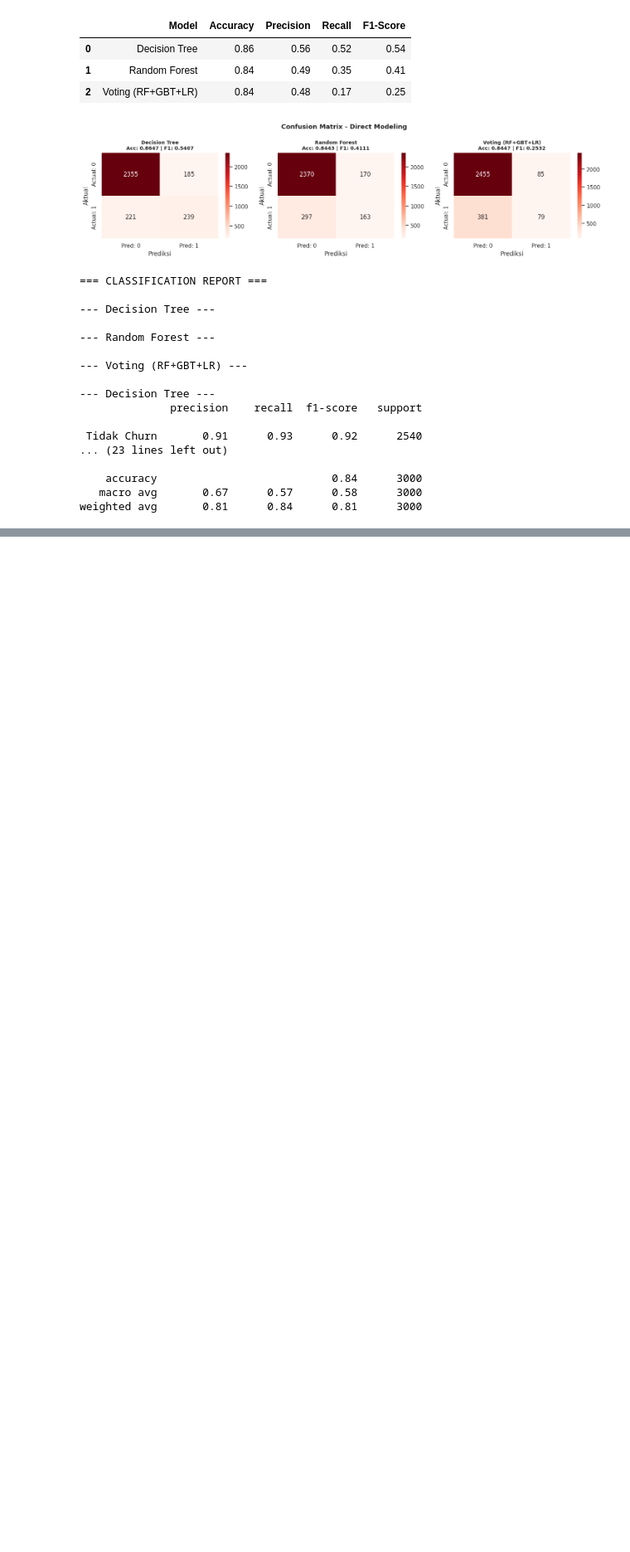
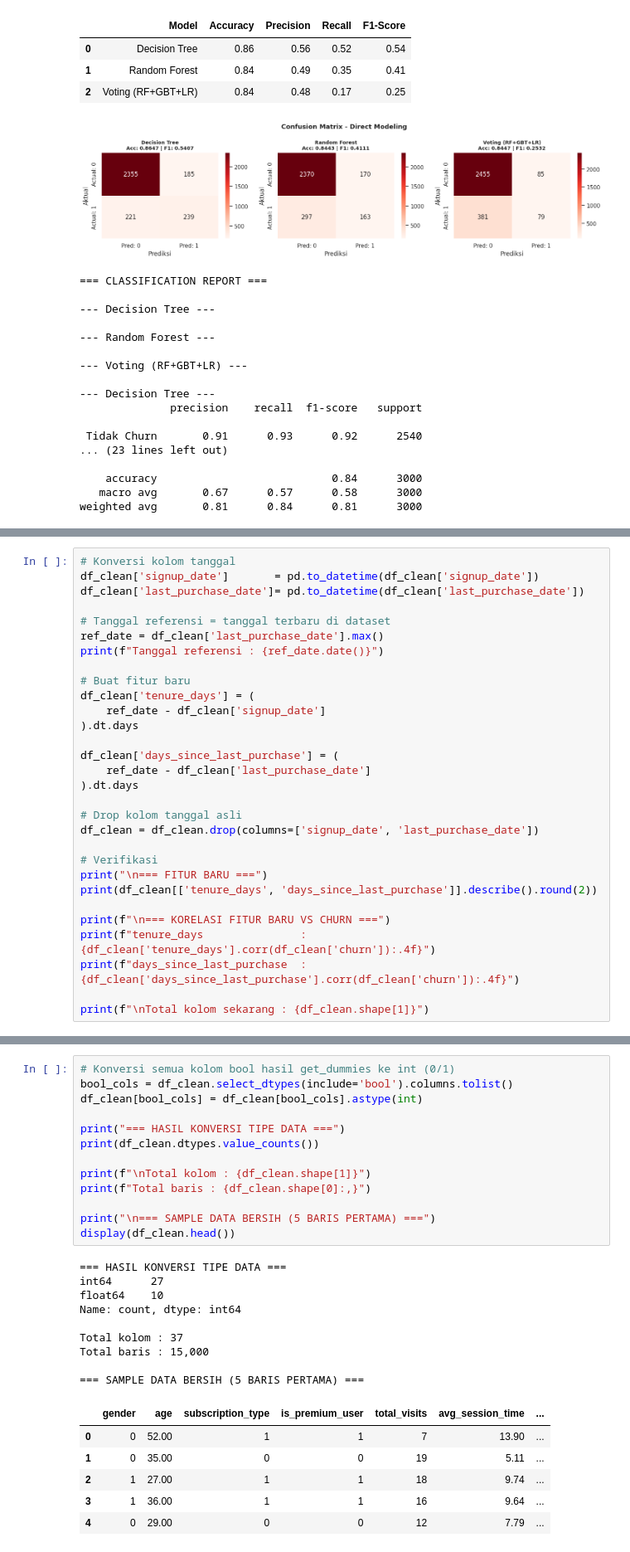
Before and after one commit to Aliyahzahr/uas-churn-prediction, a Jupyter notebook: notebook/Eksperimen_1.ipynb, the cells around one changed output, grey strips where cells are left out. Shown at 83% size. Drawn from its saved outputs; the diff is of its cells as text; blank space fills up the shorter version.

Commit message:
Progress 2: Preprocessing selesai (missing value, outlier, encoding, scaling)

```diff
--- a/notebook/Eksperimen_1.ipynb
+++ b/notebook/Eksperimen_1.ipynb
@@ -536,0 +676,30 @@ weighted avg       0.81      0.84      0.81      3000
+# %%
+# Konversi kolom tanggal
+df_clean['signup_date']       = pd.to_datetime(df_clean['signup_date'])
+df_clean['last_purchase_date']= pd.to_datetime(df_clean['last_purchase_date'])
+
+# Tanggal referensi = tanggal terbaru di dataset
+ref_date = df_clean['last_purchase_date'].max()
+print(f"Tanggal referensi : {ref_date.date()}")
+
+# Buat fitur baru
+df_clean['tenure_days'] = (
+    ref_date - df_clean['signup_date']
+).dt.days
+
+df_clean['days_since_last_purchase'] = (
+    ref_date - df_clean['last_purchase_date']
+).dt.days
+
+# Drop kolom tanggal asli
+df_clean = df_clean.drop(columns=['signup_date', 'last_purchase_date'])
+
+# Verifikasi
+print("\n=== FITUR BARU ===")
+print(df_clean[['tenure_days', 'days_since_last_purchase']].describe().round(2))
+
+print(f"\n=== KORELASI FITUR BARU VS CHURN ===")
+print(f"tenure_days               : {df_clean['tenure_days'].corr(df_clean['churn']):.4f}")
+print(f"days_since_last_purchase  : {df_clean['days_since_last_purchase'].corr(df_clean['churn']):.4f}")
+
+print(f"\nTotal kolom sekarang : {df_clean.shape[1]}")
@@ -536,0 +782,29 @@ weighted avg       0.81      0.84      0.81      3000
+# %%
+# Konversi semua kolom bool hasil get_dummies ke int (0/1)
+bool_cols = df_clean.select_dtypes(include='bool').columns.tolist()
+df_clean[bool_cols] = df_clean[bool_cols].astype(int)
+
+print("=== HASIL KONVERSI TIPE DATA ===")
+print(df_clean.dtypes.value_counts())
+
+print(f"\nTotal kolom : {df_clean.shape[1]}")
+print(f"Total baris : {df_clean.shape[0]:,}")
+
+print("\n=== SAMPLE DATA BERSIH (5 BARIS PERTAMA) ===")
+display(df_clean.head())
+# %% [output]
+=== HASIL KONVERSI TIPE DATA ===
+int64      27
+float64    10
+Name: count, dtype: int64
+
+Total kolom : 37
+Total baris : 15,000
+
+=== SAMPLE DATA BERSIH (5 BARIS PERTAMA) ===
+|  | gender | age | subscription_type | is_premium_user | total_visits | avg_session_time | ... |
+| 0 | 0 | 52.00 | 1 | 1 | 7 | 13.90 | ... |
+| 1 | 0 | 35.00 | 0 | 0 | 19 | 5.11 | ... |
+| 2 | 1 | 27.00 | 1 | 1 | 18 | 9.74 | ... |
+| 3 | 1 | 36.00 | 1 | 1 | 16 | 9.64 | ... |
+| 4 | 0 | 29.00 | 0 | 0 | 12 | 7.79 | ... |
```
Also changed, not shown: parts of 19 cells of this notebook.
